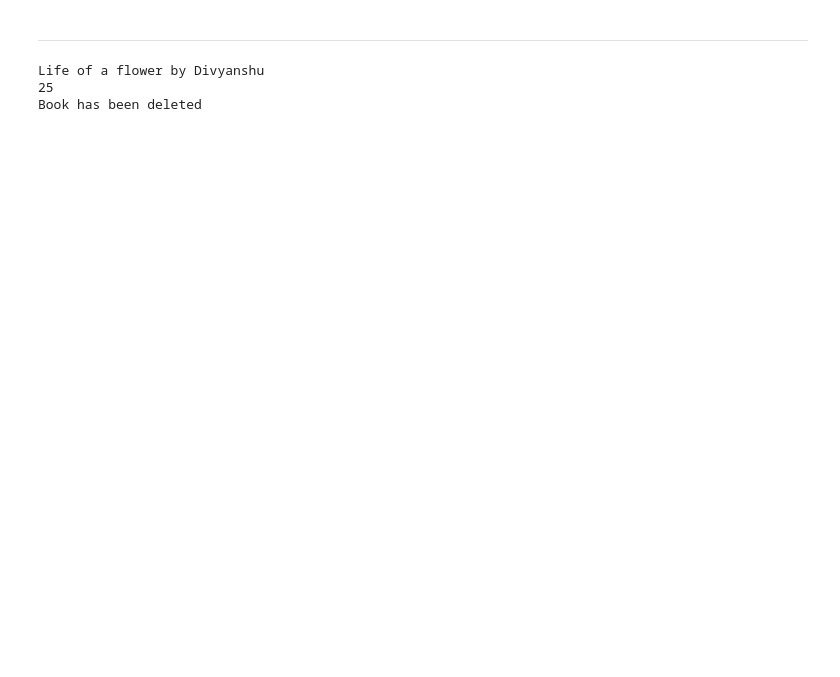
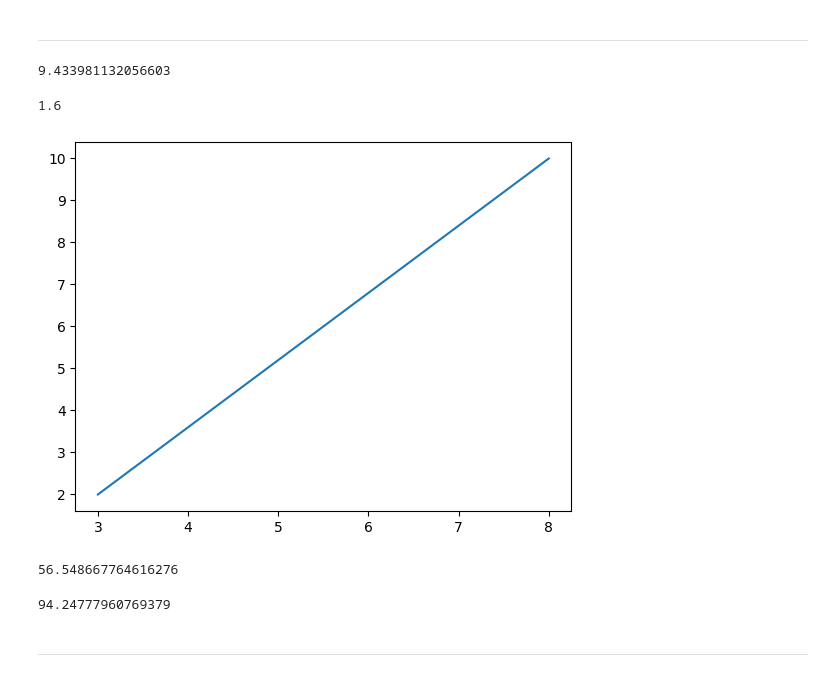
Before and after one commit to divyanshu-png/python__practice, a Jupyter notebook: Revision_python_course_2.ipynb, the cells around one changed output. Saved outputs shown, nothing was run; the diff lists cells and outputs as text; code cells hidden in the pictures; blank space fills up the shorter version.

```diff
--- a/Revision_python_course_2.ipynb
+++ b/Revision_python_course_2.ipynb
@@ -1018,25 +1040,3 @@ NameError: name 'b' is not defined
 
 
 ---
-# %%
-class Book():
-  def __init__(self, author,title, pages,prize):
-    self.author=author
-    self.title=title
-    self.pages=pages
-    self.prize=prize
-  def __str__(self):
-    return f"{self.title} by {self.author}"
-  def __len__(self):
-    return self.pages
-  def __del__(self):
-    print("Book has been deleted")
-b= Book('Divyanshu','Life of a flower', 25, 100)
-print(b)
-l=len(b)
-print(l)
-del(b)
-# %% [output]
-Life of a flower by Divyanshu
-25
-Book has been deleted
@@ -1042,0 +1063,14 @@ Book has been deleted
+# %%
+li.distance()
+# %% [output]
+9.433981132056603
+# %%
+li.slope()
+# %% [output]
+1.6
+# %%
+import matplotlib.pyplot as plt
+plt.plot((3,8), (2,10))
+plt.show()
+# %% [output]
+[figure, added]
@@ -1042,0 +1087,13 @@ Book has been deleted
+# %%
+c=Cylinder(2,3)
+c.volume()
+# %% [output]
+56.548667764616276
+# %%
+c.surface_area()
+# %% [output]
+94.24777960769379
+# %% [markdown]
+
+
+---
```
Also changed, not shown: parts of 4 cells of this notebook.
